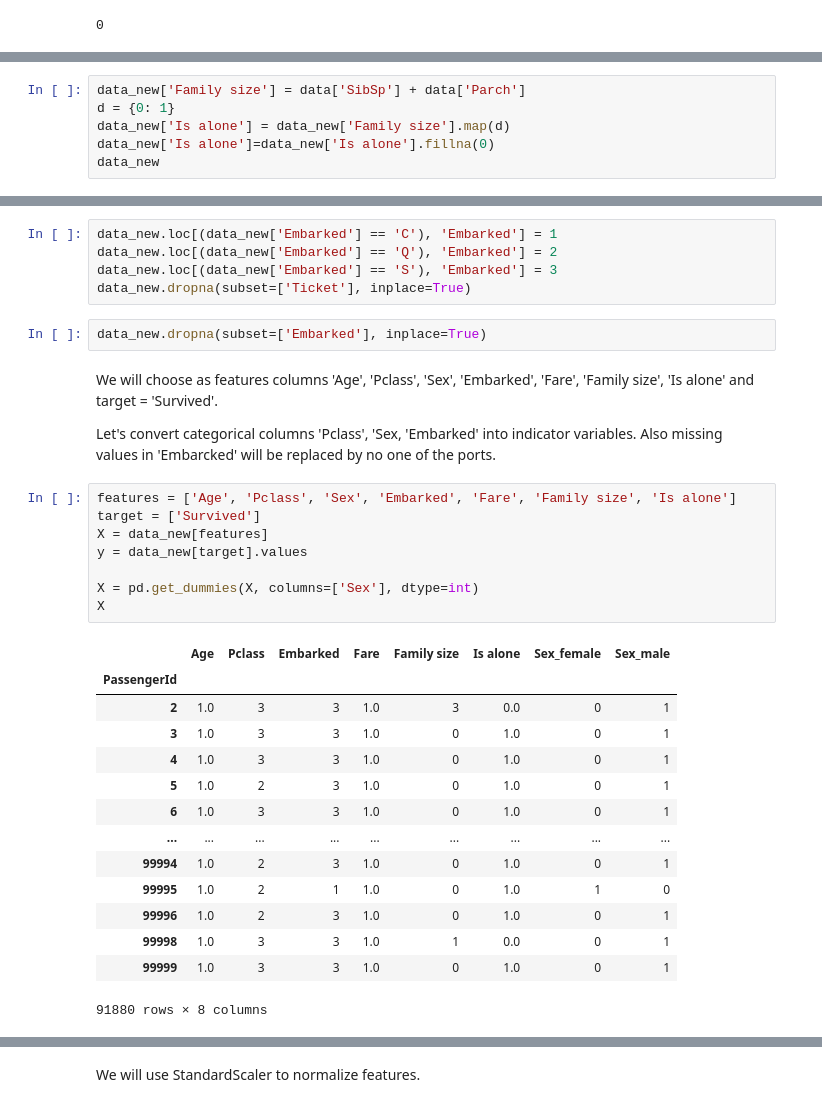
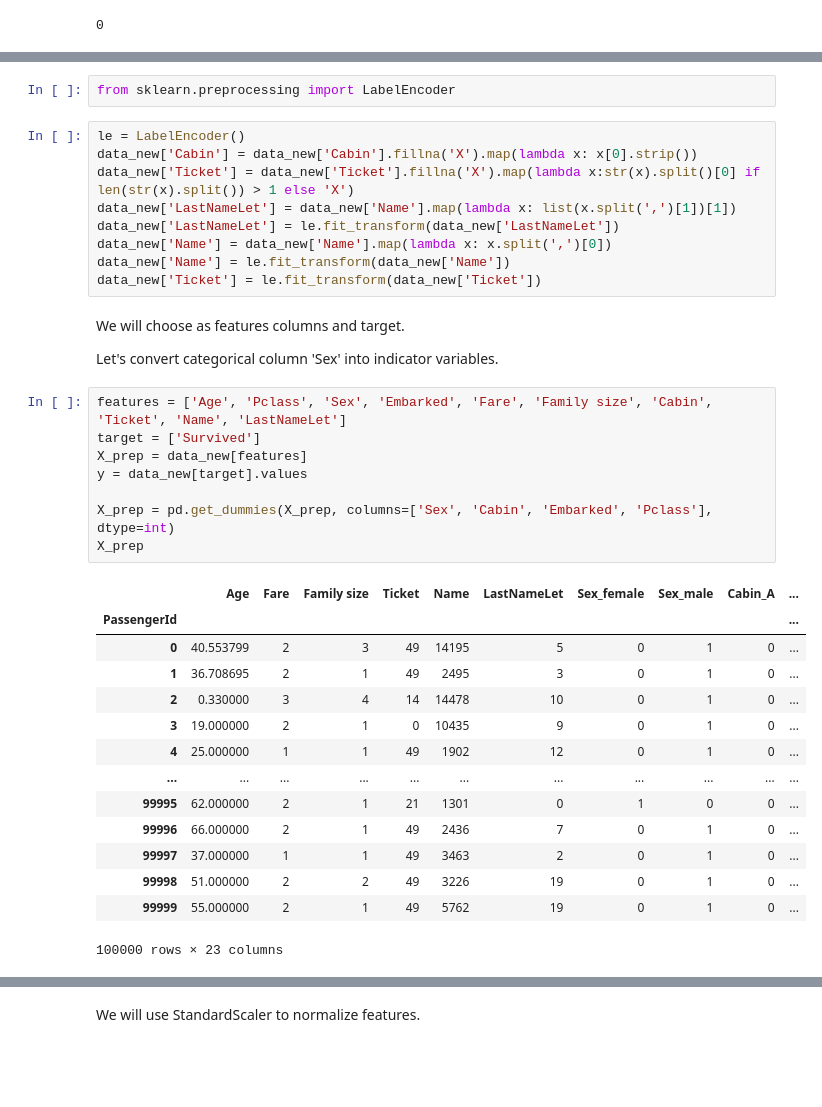
Before and after one commit to TekaLishoo/ML_homeworks_1, a Jupyter notebook: hw_classification.ipynb, the cells around one changed output, grey strips where cells are left out. Cells and saved outputs as stored; diff of their text form; blank space fills up the shorter version.

```diff
--- a/hw_classification.ipynb
+++ b/hw_classification.ipynb
@@ -910,6 +918,0 @@ data_new.loc[(data['Fare'] <= 800) & (data['Fare'] > 500), 'Fare'] = 5
-# %%
-data_new['Family size'] = data['SibSp'] + data['Parch']
-d = {0: 1}
-data_new['Is alone'] = data_new['Family size'].map(d)
-data_new['Is alone']=data_new['Is alone'].fillna(0)
-data_new
@@ -931,34 +919,38 @@ data_new
-# %%
-data_new.loc[(data_new['Embarked'] == 'C'), 'Embarked'] = 1
-data_new.loc[(data_new['Embarked'] == 'Q'), 'Embarked'] = 2
-data_new.loc[(data_new['Embarked'] == 'S'), 'Embarked'] = 3
-data_new.dropna(subset=['Ticket'], inplace=True)
-# %%
-data_new.dropna(subset=['Embarked'], inplace=True)
+# %%
+from sklearn.preprocessing import LabelEncoder
+# %%
+le = LabelEncoder()
+data_new['Cabin'] = data_new['Cabin'].fillna('X').map(lambda x: x[0].strip())
+data_new['Ticket'] = data_new['Ticket'].fillna('X').map(lambda x:str(x).split()[0] if len(str(x).split()) > 1 else 'X')
+data_new['LastNameLet'] = data_new['Name'].map(lambda x: list(x.split(',')[1])[1])
+data_new['LastNameLet'] = le.fit_transform(data_new['LastNameLet'])
+data_new['Name'] = data_new['Name'].map(lambda x: x.split(',')[0])
+data_new['Name'] = le.fit_transform(data_new['Name'])
+data_new['Ticket'] = le.fit_transform(data_new['Ticket'])
 # %% [markdown]
-We will choose as features columns 'Age', 'Pclass', 'Sex', 'Embarked', 'Fare', 'Family size', 'Is alone' and target = 'Survived'.
+We will choose as features columns and target.
 
-Let's convert categorical columns 'Pclass', 'Sex, 'Embarked' into indicator variables. Also missing values in 'Embarcked' will be replaced by no one of the ports.
+Let's convert categorical column 'Sex' into indicator variables.
 # %%
-features = ['Age', 'Pclass', 'Sex', 'Embarked', 'Fare', 'Family size', 'Is alone']
+features = ['Age', 'Pclass', 'Sex', 'Embarked', 'Fare', 'Family size', 'Cabin', 'Ticket', 'Name', 'LastNameLet']
 target = ['Survived']
-X = data_new[features]
+X_prep = data_new[features]
 y = data_new[target].values
 
-X = pd.get_dummies(X, columns=['Sex'], dtype=int)
-X
+X_prep = pd.get_dummies(X_prep, columns=['Sex', 'Cabin', 'Embarked', 'Pclass'], dtype=int)
+X_prep
 # %% [output]
-|  | Age | Pclass | Embarked | Fare | Family size | Is alone | Sex_female | Sex_male |
-| PassengerId |  |  |  |  |  |  |  |  |
-| 2 | 1.0 | 3 | 3 | 1.0 | 3 | 0.0 | 0 | 1 |
-| 3 | 1.0 | 3 | 3 | 1.0 | 0 | 1.0 | 0 | 1 |
-| 4 | 1.0 | 3 | 3 | 1.0 | 0 | 1.0 | 0 | 1 |
-| 5 | 1.0 | 2 | 3 | 1.0 | 0 | 1.0 | 0 | 1 |
-| 6 | 1.0 | 3 | 3 | 1.0 | 0 | 1.0 | 0 | 1 |
-| ... | ... | ... | ... | ... | ... | ... | ... | ... |
-| 99994 | 1.0 | 2 | 3 | 1.0 | 0 | 1.0 | 0 | 1 |
-| 99995 | 1.0 | 2 | 1 | 1.0 | 0 | 1.0 | 1 | 0 |
-| 99996 | 1.0 | 2 | 3 | 1.0 | 0 | 1.0 | 0 | 1 |
-| 99998 | 1.0 | 3 | 3 | 1.0 | 1 | 0.0 | 0 | 1 |
-| 99999 | 1.0 | 3 | 3 | 1.0 | 0 | 1.0 | 0 | 1 |
+|  | Age | Fare | Family size | Ticket | Name | LastNameLet | Sex_female | Sex_male | Cabin_A | ... |
+| PassengerId |  |  |  |  |  |  |  |  |  | ... |
+| 0 | 40.553799 | 2 | 3 | 49 | 14195 | 5 | 0 | 1 | 0 | ... |
+| 1 | 36.708695 | 2 | 1 | 49 | 2495 | 3 | 0 | 1 | 0 | ... |
+| 2 | 0.330000 | 3 | 4 | 14 | 14478 | 10 | 0 | 1 | 0 | ... |
+| 3 | 19.000000 | 2 | 1 | 0 | 10435 | 9 | 0 | 1 | 0 | ... |
+| 4 | 25.000000 | 1 | 1 | 49 | 1902 | 12 | 0 | 1 | 0 | ... |
+| ... | ... | ... | ... | ... | ... | ... | ... | ... | ... | ... |
+| 99995 | 62.000000 | 2 | 1 | 21 | 1301 | 0 | 1 | 0 | 0 | ... |
+| 99996 | 66.000000 | 2 | 1 | 49 | 2436 | 7 | 0 | 1 | 0 | ... |
+| 99997 | 37.000000 | 1 | 1 | 49 | 3463 | 2 | 0 | 1 | 0 | ... |
+| 99998 | 51.000000 | 2 | 2 | 49 | 3226 | 19 | 0 | 1 | 0 | ... |
+| 99999 | 55.000000 | 2 | 1 | 49 | 5762 | 19 | 0 | 1 | 0 | ... |
-91880 rows × 8 columns
+100000 rows × 23 columns
```
Also changed, not shown: parts of 59 cells of this notebook.
